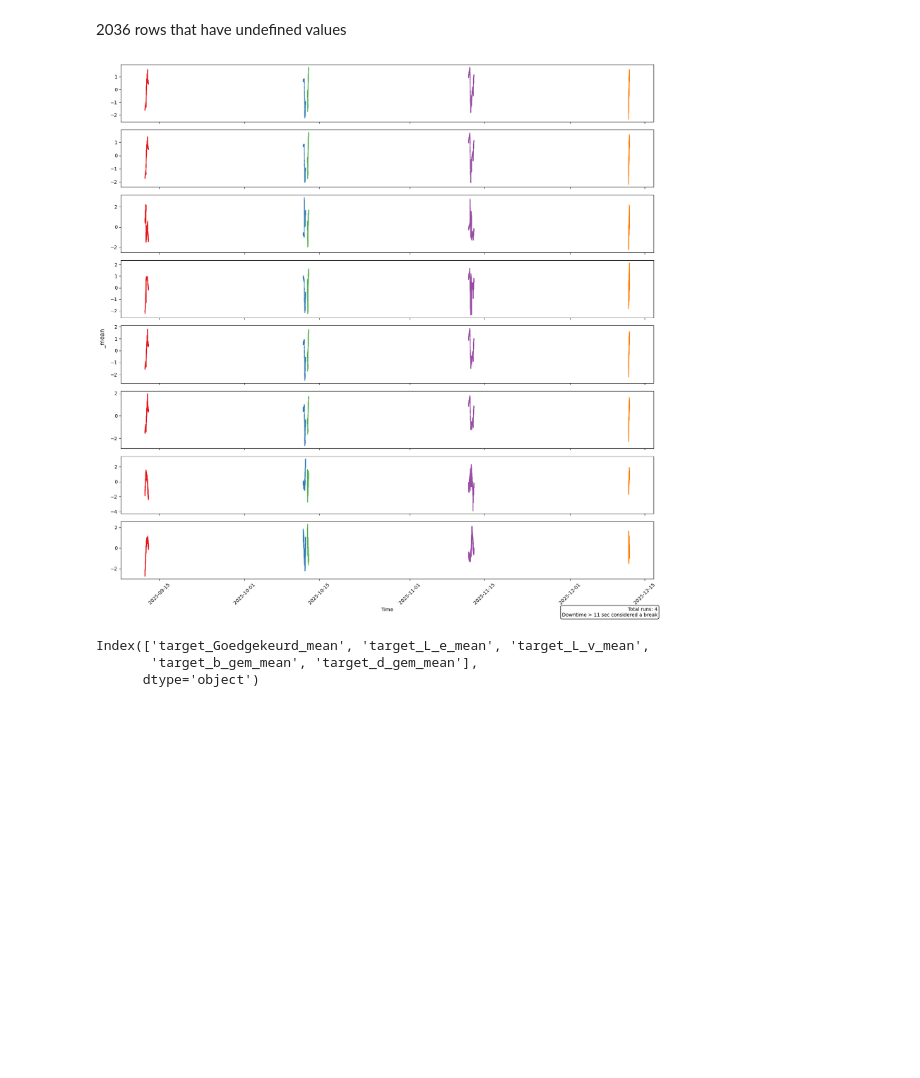
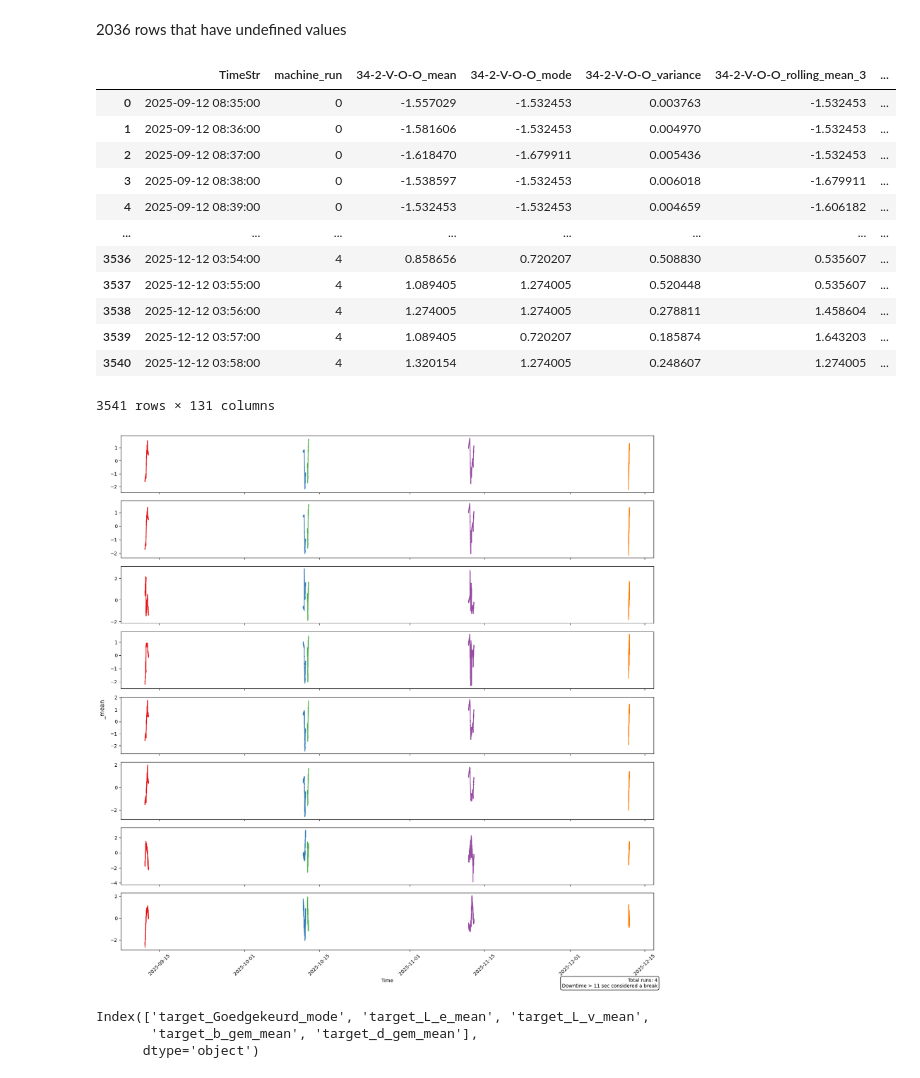
Before and after one commit to moniquechandra/predictive_maintenance_tsg, a Jupyter notebook: new_aero_cleaning.ipynb, the cells around one changed output. Saved outputs shown, nothing was run; the diff lists cells and outputs as text; code cells hidden in the pictures; blank space fills up the shorter version.

```diff
--- a/new_aero_cleaning.ipynb
+++ b/new_aero_cleaning.ipynb
@@ -174,8 +174,8 @@ for run_id in range(len(boundaries)-1):
     mach_params_df["TimeStr"] = time_col
 
     # group both dataframes on the same time windows
-    grouped_norm = norm_df.groupby(pd.Grouper(key="TimeStr", freq="30s"))
-    grouped_mach = mach_params_df.groupby(pd.Grouper(key="TimeStr", freq="30s"))
+    grouped_norm = norm_df.groupby(pd.Grouper(key="TimeStr", freq="1min"))
+    grouped_mach = mach_params_df.groupby(pd.Grouper(key="TimeStr", freq="1min"))
 
     for window_start, group_norm in grouped_norm:
 
@@ -202,10 +202,10 @@ for run_id in range(len(boundaries)-1):
             var  = series.var()
 
             row_features[f"{col}_mean"]      = mean
-            row_features[f"{col}_median"]    = series.median()
+            row_features[f"{col}_mode"]    = series.mode().iloc[0]
             row_features[f"{col}_variance"]  = var
-            row_features[f"{col}_skewness"]  = skew(series, bias=False) if var > 0 else 0.0
-            row_features[f"{col}_kurtosis"]  = kurtosis(series, bias=False) if var > 0 else 0.0
+            #row_features[f"{col}_skewness"]  = skew(series, bias=False) if var > 0 else 0.0
+            #row_features[f"{col}_kurtosis"]  = kurtosis(series, bias=False) if var > 0 else 0.0
 
             rolling = series.rolling(3, min_periods=1)
             row_features[f"{col}_rolling_mean_3"] = rolling.mean().iloc[-1]
@@ -254,11 +254,11 @@ for run_id in range(len(boundaries)-1):
         # ===== MACHINE PARAM FEATURES (mach_params_df) =====
         if group_mach is not None and not group_mach.empty:
             row_features.update({
-                "L_e_Set_median": group_mach["L_e_Set"].median(),
-                "L_v_Set_median": group_mach["L_v_Set"].median(),
-                "La_v_median": group_mach["La_v"].median(),
-                "La_v_offset_median": group_mach["La_v_offset"].median(),
-                "target_Goedgekeurd_mean": group_mach["target_Goedgekeurd"].mean(),
+                "L_e_Set_mode": group_mach["L_e_Set"].mode().iloc[0],
+                "L_v_Set_mode": group_mach["L_v_Set"].mode().iloc[0],
+                "La_v_mode": group_mach["La_v"].mode().iloc[0],
+                "La_v_offset_mode": group_mach["La_v_offset"].mode().iloc[0],
+                "target_Goedgekeurd_mode": group_mach["target_Goedgekeurd"].mode().iloc[0],
                 "target_L_e_mean": group_mach["target_L_e"].mean(),
                 "target_L_v_mean": group_mach["target_L_v"].mean(),
                 "target_b_gem_mean": group_mach["target_b_gem"].mean(),
@@ -271,4 +271,23 @@ aero_small = pd.DataFrame(aero_small)
 temp_vars_names = aero_small.columns[2:-9]
 machine_vars_names = aero_small.columns[-9:-5]
 target_names = aero_small.columns[-5:]
+# %%
+aero_small[target_names] = aero_small[target_names].iloc[:-1,:]
+aero_small = aero_small.iloc[:-1,:]
+# %%
+aero_small
+# %% [output]
+|  | TimeStr | machine_run | 34-2-V-O-O_mean | 34-2-V-O-O_mode | 34-2-V-O-O_variance | 34-2-V-O-O_rolling_mean_3 | ... |
+| 0 | 2025-09-12 08:35:00 | 0 | -1.557029 | -1.532453 | 0.003763 | -1.532453 | ... |
+| 1 | 2025-09-12 08:36:00 | 0 | -1.581606 | -1.532453 | 0.004970 | -1.532453 | ... |
+| 2 | 2025-09-12 08:37:00 | 0 | -1.618470 | -1.679911 | 0.005436 | -1.532453 | ... |
+| 3 | 2025-09-12 08:38:00 | 0 | -1.538597 | -1.532453 | 0.006018 | -1.679911 | ... |
+| 4 | 2025-09-12 08:39:00 | 0 | -1.532453 | -1.532453 | 0.004659 | -1.606182 | ... |
+| ... | ... | ... | ... | ... | ... | ... | ... |
+| 3536 | 2025-12-12 03:54:00 | 4 | 0.858656 | 0.720207 | 0.508830 | 0.535607 | ... |
+| 3537 | 2025-12-12 03:55:00 | 4 | 1.089405 | 1.274005 | 0.520448 | 0.535607 | ... |
+| 3538 | 2025-12-12 03:56:00 | 4 | 1.274005 | 1.274005 | 0.278811 | 1.458604 | ... |
+| 3539 | 2025-12-12 03:57:00 | 4 | 1.089405 | 0.720207 | 0.185874 | 1.643203 | ... |
+| 3540 | 2025-12-12 03:58:00 | 4 | 1.320154 | 1.274005 | 0.248607 | 1.274005 | ... |
+3541 rows × 131 columns
 # %%
@@ -332,11 +351,11 @@ fig.text(
 plt.tight_layout()
 plt.show()
 # %% [output]
-[figure, old version]
+[figure, new version]
 # %%
 target_names
 # %% [output]
-Index(['target_Goedgekeurd_mean', 'target_L_e_mean', 'target_L_v_mean',
+Index(['target_Goedgekeurd_mode', 'target_L_e_mean', 'target_L_v_mean',
        'target_b_gem_mean', 'target_d_gem_mean'],
       dtype='object')
 # %%
```
Also changed, not shown: parts of 13 cells of this notebook, 1 other file.
